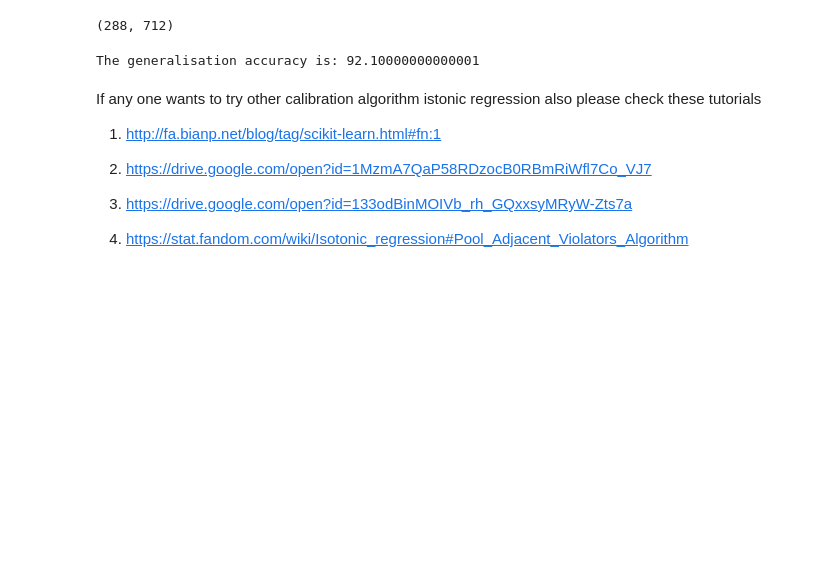
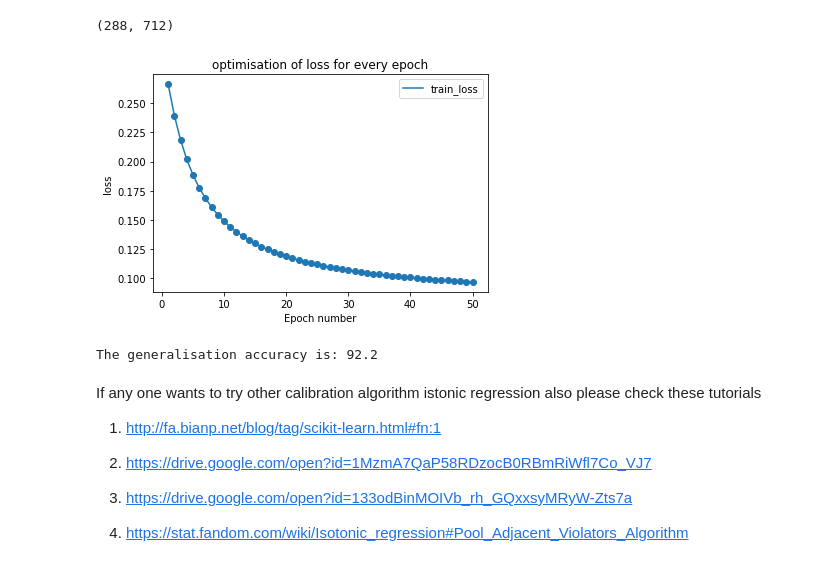
Before and after one commit to Chaitanya-Majety/Jupyter, a Jupyter notebook: Jupyter Notebooks/ML/SVM/8_LinearModels/8E_F_LR_SVM.ipynb, the cells around one changed output. Drawn from its saved outputs; the diff is of its cells as text; code cells hidden in the pictures; blank space fills up the shorter version.

```diff
--- a/Jupyter Notebooks/ML/SVM/8_LinearModels/8E_F_LR_SVM.ipynb
+++ b/Jupyter Notebooks/ML/SVM/8_LinearModels/8E_F_LR_SVM.ipynb
@@ -152,8 +152,8 @@ if Y[i] is 1, it will be replaced with y+ value else it will replaced with y- va
 __Note: in the above algorithm, the steps 2, 4 might need hyper parameter tuning, To reduce the complexity of the assignment we are excluding the hyerparameter tuning part, but intrested students can try that__
 # %%
 y_cv_mod = []
-pos_sam = list(y_cv).count(1) # no.of.positive_samples in CV data set
-neg_sam = list(y_cv).count(0) # no.of.negative_samples in CV data set
+pos_sam = list(y_train).count(1) # no.of.positive_samples in Train data set
+neg_sam = list(y_train).count(0) # no.of.negative_samples in Train data set
 y_pos = (pos_sam+1)/(pos_sam+2)
 y_neg = 1/(neg_sam+2)
 for i in y_cv:
@@ -241,6 +241,19 @@ for i,j in enumerate(diff):
         flag = i+1
         break
 w,b = weights[flag],intercepts[flag] #best_w,best_b
+# %%
+import matplotlib.pyplot as plt
+
+e = list(range(1,51))
+plt.plot(e,train_losses,label="train_loss")
+plt.scatter(e,train_losses)
+plt.legend()
+plt.xlabel("Epoch number")
+plt.ylabel("loss")
+plt.title("optimisation of loss for every epoch")
+plt.show()
+# %% [output]
+[figure, added]
 # %%
 ftest = decision_function(x_test,intercept,svs,dual_coef,gamma)
 # here ftest is used because we have trained on CV data and got the optimal values for both w and b
@@ -270,7 +283,7 @@ for i in range(1000):
 generalisation_accuracy = (1-(summ/1000))*100
 print("The generalisation accuracy is:", generalisation_accuracy)
 # %% [output]
-The generalisation accuracy is: 92.10000000000001
+The generalisation accuracy is: 92.2
 # %% [markdown]
 
 If any one wants to try other calibration algorithm istonic regression also please check these tutorials
```
Also changed, not shown: 4 other files.
